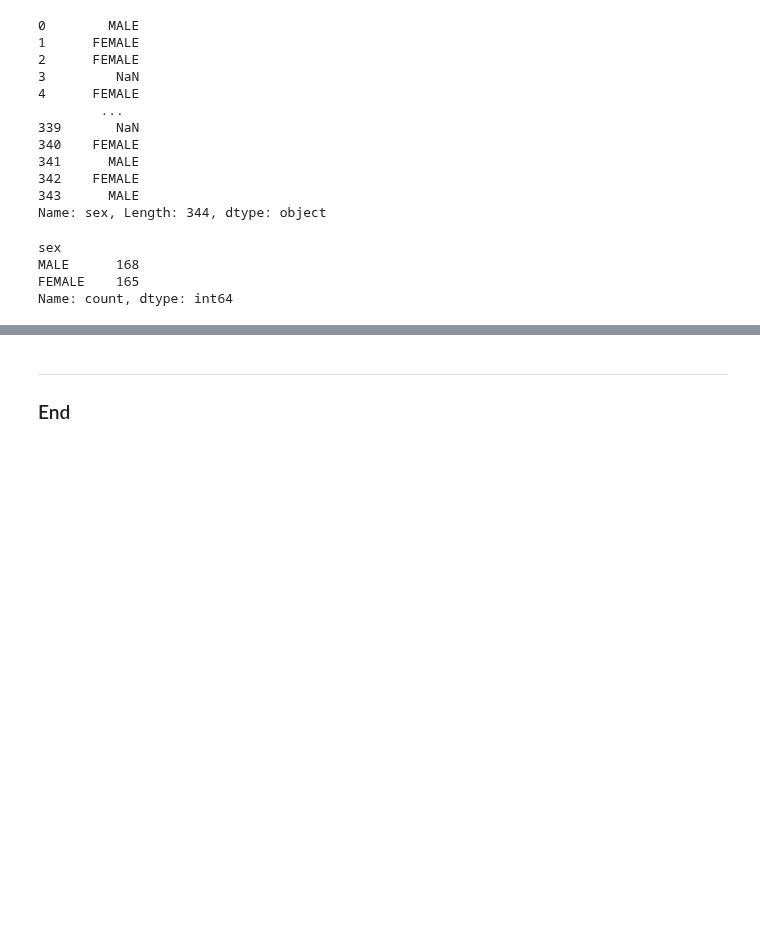
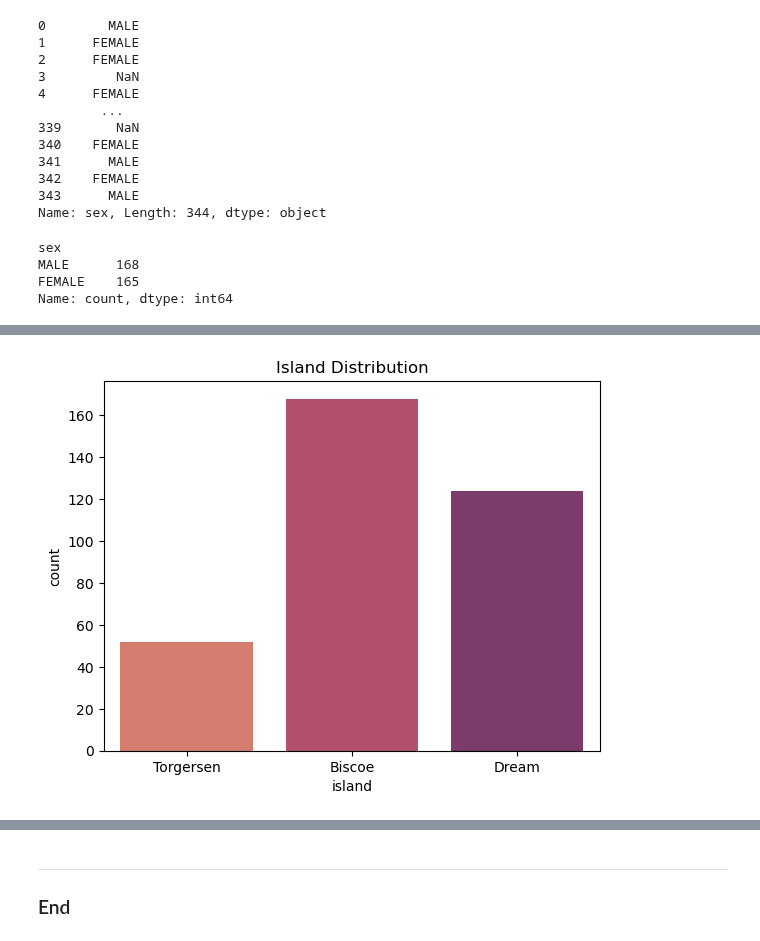
Before and after one commit to briannemcgrath/Principles-of-Data-Analytics, a Jupyter notebook: penguins.ipynb, the cells around one changed output, grey strips where cells are left out. Saved outputs shown, nothing was run; the diff lists cells and outputs as text; code cells hidden in the pictures; blank space fills up the shorter version.

```diff
--- a/penguins.ipynb
+++ b/penguins.ipynb
@@ -131,0 +170,7 @@ $\sum_{i=0}^{n-1} i$
+# %%
+#Display a Bar Chart of Island Distribution.
+sns.countplot(x='island', data=df, palette='flare')
+plt.title('Island Distribution')
+plt.show()
+# %% [output]
+[figure, added]
```
Also changed, not shown: parts of 16 cells of this notebook, 2 other files.
